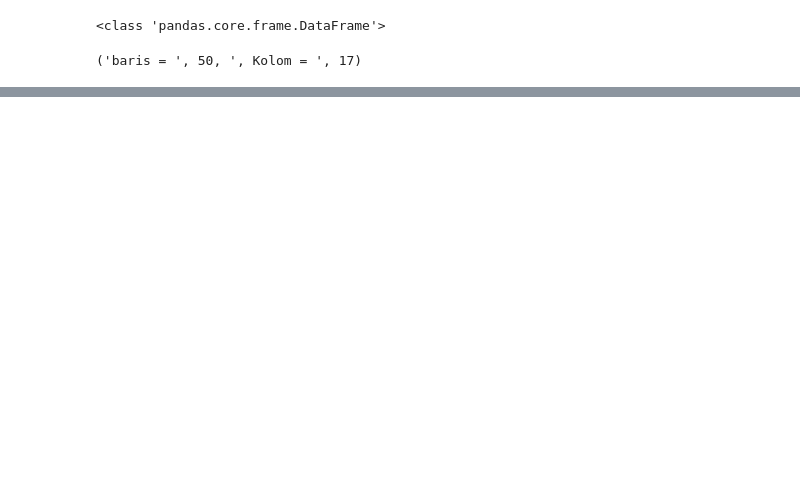
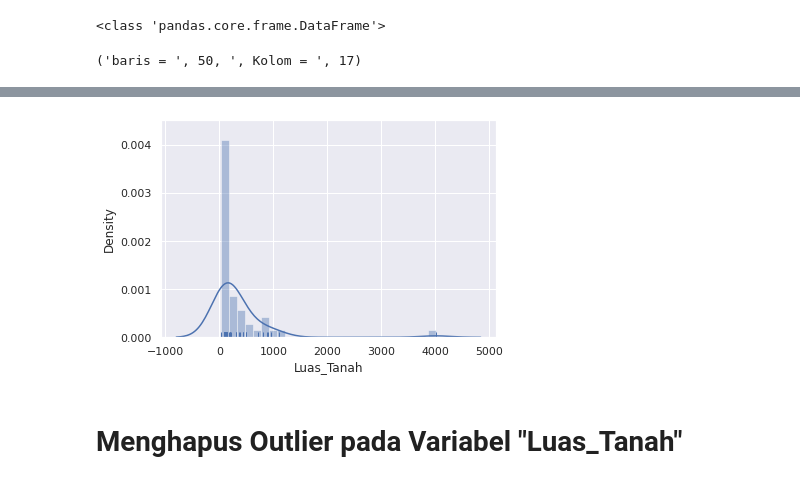
Before and after one commit to dewirizki/DataMining_DreamHouse_Kelompok12, a Jupyter notebook: Data Mining.ipynb, the cells around one changed output, grey strips where cells are left out. Saved outputs shown, nothing was run; the diff lists cells and outputs as text; code cells hidden in the pictures; blank space fills up the shorter version.

```diff
--- a/Data Mining.ipynb
+++ b/Data Mining.ipynb
@@ -278,0 +352,7 @@ print(rumah.shape)
+# %%
+# Distributions
+p = sns.distplot(rumah['Luas_Tanah'], kde=True, rug=True)
+# %% [output]
+[figure, added]
+# %% [markdown]
+# Menghapus Outlier pada Variabel "Luas_Tanah"
```
Also changed, not shown: parts of 64 cells of this notebook.
